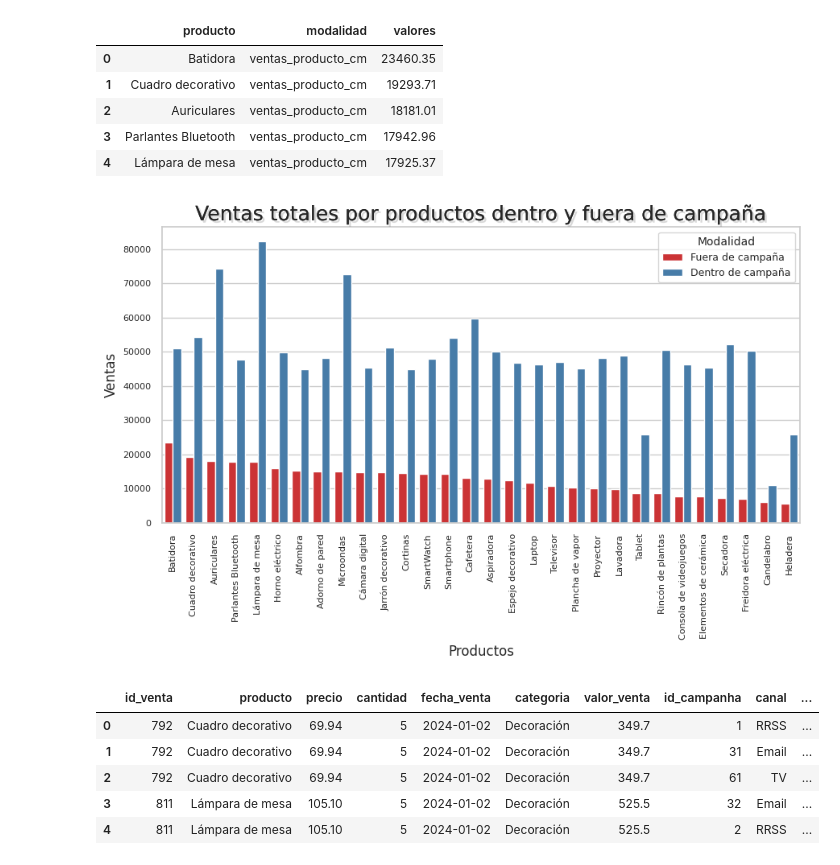
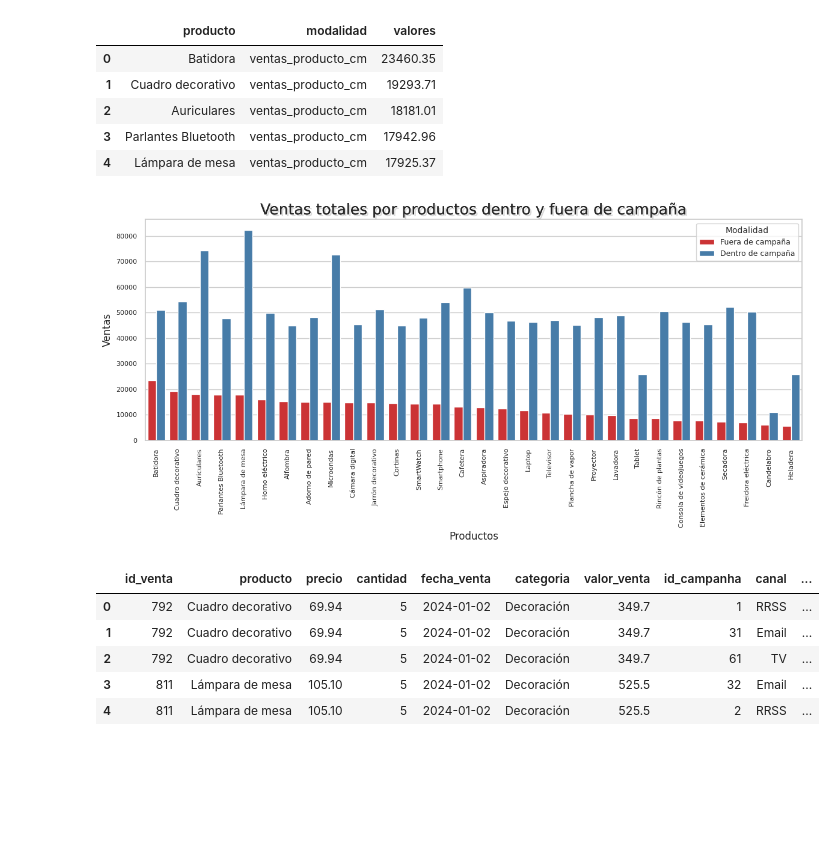
Before and after one commit to FerJGit/TT-2C2025-Data-Analitycs-Notebooks, a Jupyter notebook: EntregaFinal/Mis_Archivos/EntregaFinal.ipynb, the cells around one changed output. Drawn from its saved outputs; the diff is of its cells as text; code cells hidden in the pictures; blank space fills up the shorter version.

```diff
--- a/EntregaFinal/Mis_Archivos/EntregaFinal.ipynb
+++ b/EntregaFinal/Mis_Archivos/EntregaFinal.ipynb
@@ -1737,44 +1737,44 @@ sns.set_theme(               # set_theme combina estilo + contexto + paleta
 )
 
 # Ajustamos el lienzo
-plt.figure(figsize=(9,6))
+plt.figure(figsize=(12,6))
 
 # Grafico
 sns.barplot(data=df_long, x="producto", y="valores", hue="modalidad", width=0.8)
-# sns.barplot(data=df_long, x="Trimestre", y="Ventas", hue="Producto", width=0.8) Invierto Productos por Trimestre
+# sns.barplot(data=df_long, x="Trimestre", y="Ventas", hue="Producto", width=0.8) # Invierto Productos por Trimestre
 
 
 # Ticks (valores de eje)
 plt.xticks(rotation=90, fontsize=8)
 plt.yticks(fontsize=8)
 
 # Ajustes de título
 titulo = plt.title('Ventas totales por productos dentro y fuera de campaña', fontsize=18)
 
 # Aplico efecto de sombra al título
 titulo.set_path_effects([
     path_effects.withSimplePatchShadow(offset=(2, -2), shadow_rgbFace='gray'),
     path_effects.Normal()
 ])
 
 # Ajuste de ejes
 plt.xlabel('Productos')
 plt.ylabel('Ventas')
 
 # Obtener handles (cuadritos de color) y labels originales del gráfico
 handles, labels = plt.gca().get_legend_handles_labels()
 
 # Reemplazar solo los textos de la leyenda, manteniendo colores
 plt.legend(
     handles,
     ["Fuera de campaña", "Dentro de campaña"],
     title="Modalidad",
     fontsize=9,
     title_fontsize=10
 )
 plt.tight_layout()
 # %% [output]
-[figure, old version]
+[figure, new version]
 # %%
 ventas_marketing.head()
 # %% [output]
```
Also changed, not shown: parts of 20 cells of this notebook.
